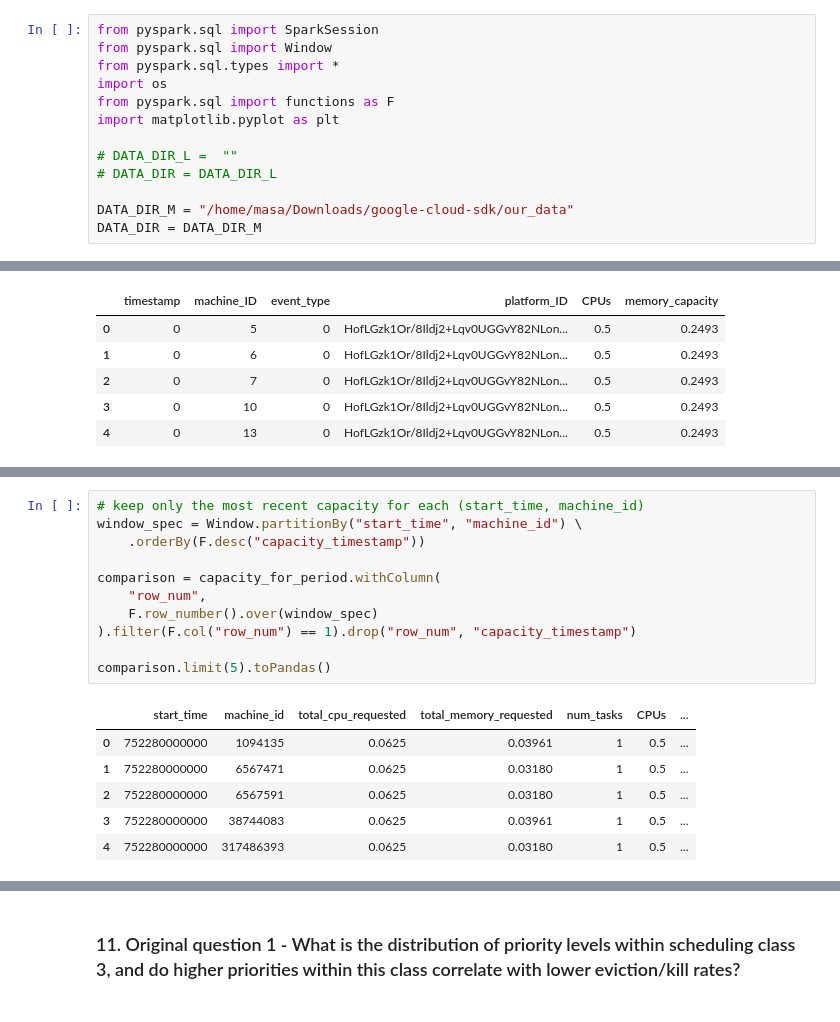
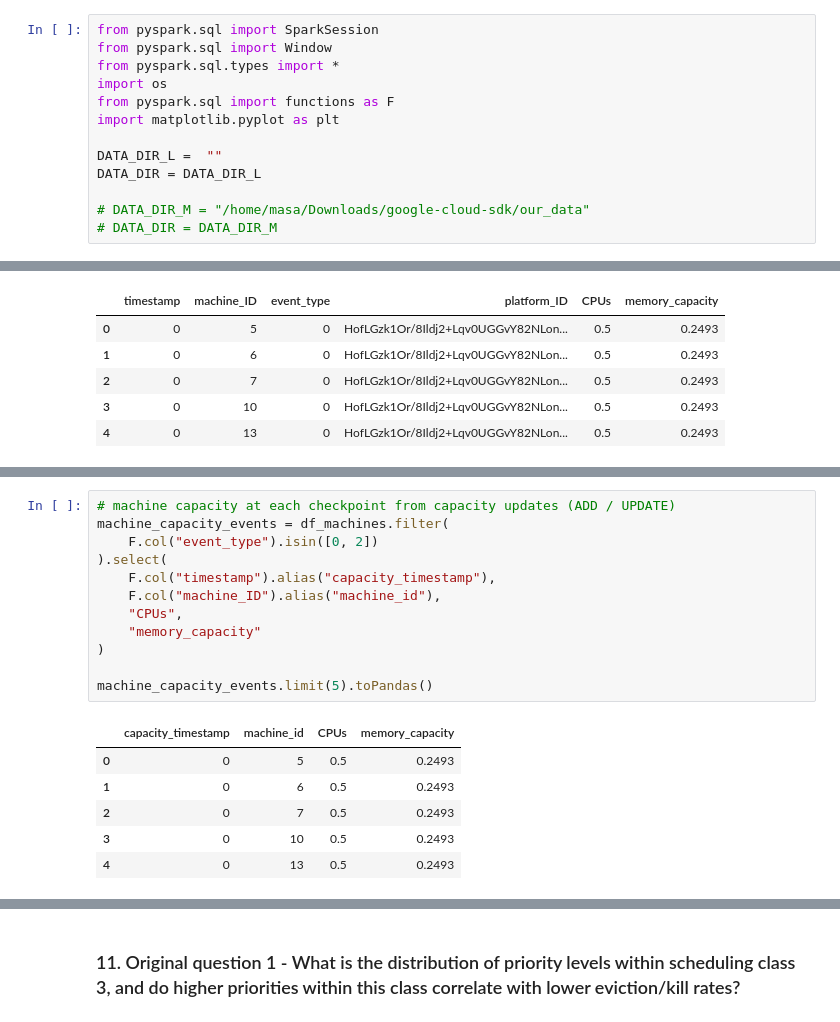
Before and after one commit to len-rtz/LDMS-google-traces-spark, a Jupyter notebook: google_cluster_analysis.ipynb, the cells around one changed output, grey strips where cells are left out. Drawn from its saved outputs; the diff is of its cells as text.

```diff
--- a/google_cluster_analysis.ipynb
+++ b/google_cluster_analysis.ipynb
@@ -6,11 +6,11 @@ import os
 from pyspark.sql import functions as F
 import matplotlib.pyplot as plt
 
-# DATA_DIR_L =  ""
-# DATA_DIR = DATA_DIR_L
+DATA_DIR_L =  ""
+DATA_DIR = DATA_DIR_L
 
-DATA_DIR_M = "/home/masa/Downloads/google-cloud-sdk/our_data"
-DATA_DIR = DATA_DIR_M
+# DATA_DIR_M = "/home/masa/Downloads/google-cloud-sdk/our_data"
+# DATA_DIR = DATA_DIR_M
 # %%
 # We use spark session in order to use DataFrames
 ss = SparkSession.builder \
@@ -1241,19 +1262,20 @@ capacity_for_period.limit(5).toPandas()
 # %%
-# keep only the most recent capacity for each (start_time, machine_id)
-window_spec = Window.partitionBy("start_time", "machine_id") \
-    .orderBy(F.desc("capacity_timestamp"))
+# machine capacity at each checkpoint from capacity updates (ADD / UPDATE)
+machine_capacity_events = df_machines.filter(
+    F.col("event_type").isin([0, 2])
+).select(
+    F.col("timestamp").alias("capacity_timestamp"),
+    F.col("machine_ID").alias("machine_id"),
+    "CPUs",
+    "memory_capacity"
+)
 
-comparison = capacity_for_period.withColumn(
-    "row_num",
-    F.row_number().over(window_spec)
-).filter(F.col("row_num") == 1).drop("row_num", "capacity_timestamp")
-
-comparison.limit(5).toPandas()
+machine_capacity_events.limit(5).toPandas()
 # %% [output]
-|  | start_time | machine_id | total_cpu_requested | total_memory_requested | num_tasks | CPUs | ... |
-| 0 | 752280000000 | 1094135 | 0.0625 | 0.03961 | 1 | 0.5 | ... |
-| 1 | 752280000000 | 6567471 | 0.0625 | 0.03180 | 1 | 0.5 | ... |
-| 2 | 752280000000 | 6567591 | 0.0625 | 0.03180 | 1 | 0.5 | ... |
-| 3 | 752280000000 | 38744083 | 0.0625 | 0.03961 | 1 | 0.5 | ... |
-| 4 | 752280000000 | 317486393 | 0.0625 | 0.03180 | 1 | 0.5 | ... |
+|  | capacity_timestamp | machine_id | CPUs | memory_capacity |
+| 0 | 0 | 5 | 0.5 | 0.2493 |
+| 1 | 0 | 6 | 0.5 | 0.2493 |
+| 2 | 0 | 7 | 0.5 | 0.2493 |
+| 3 | 0 | 10 | 0.5 | 0.2493 |
+| 4 | 0 | 13 | 0.5 | 0.2493 |
 # %%
```
Also changed, not shown: parts of 72 cells of this notebook, 1 other file.
